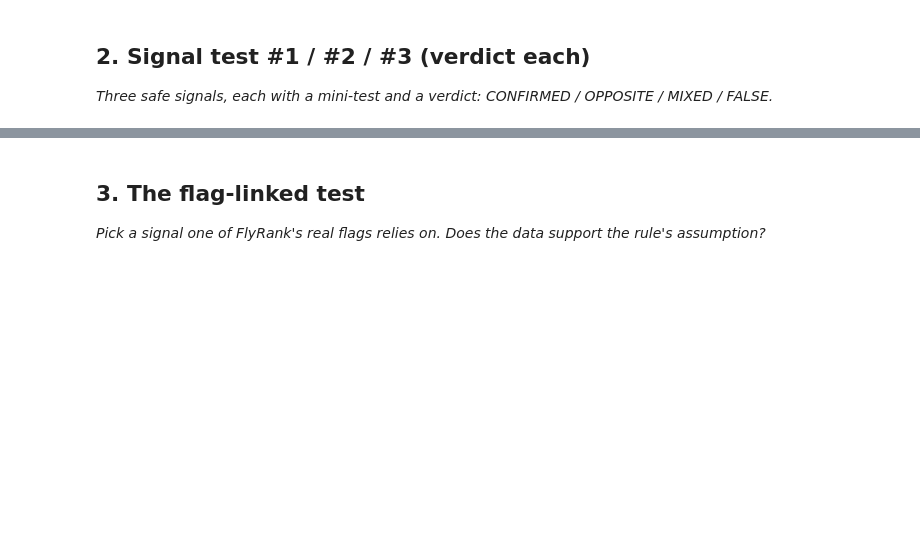
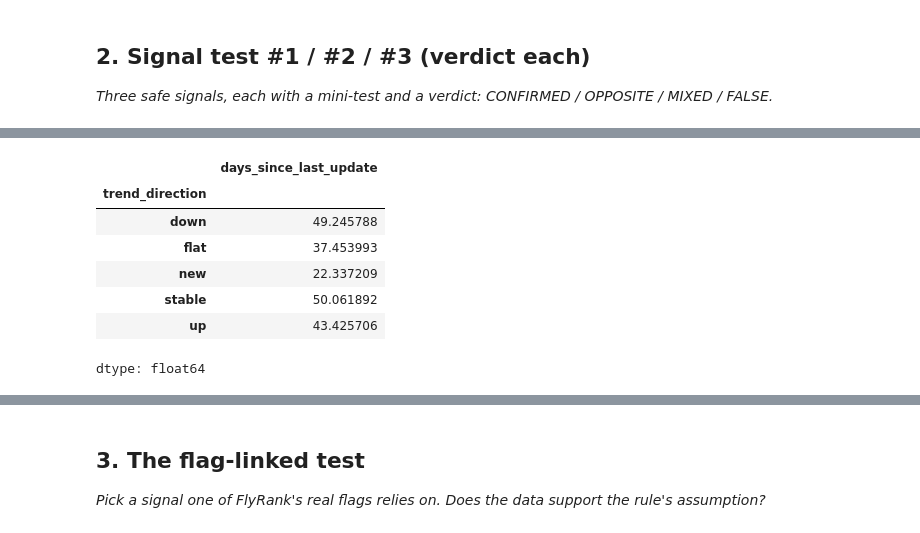
Before and after one commit to lthendral10/flyrank-ml-internship, a Jupyter notebook: work/notebooks/w04_signal_audit.ipynb, the cells around one changed output, grey strips where cells are left out. Saved outputs shown, nothing was run; the diff lists cells and outputs as text; code cells hidden in the pictures; blank space fills up the shorter version.

```diff
--- a/work/notebooks/w04_signal_audit.ipynb
+++ b/work/notebooks/w04_signal_audit.ipynb
@@ -22,0 +124,11 @@ This skeleton is yours to fill. Work the sections **in order** — each one has
+# %%
+df.groupby("trend_direction")["days_since_last_update"].mean()
+# %% [output]
+|  | days_since_last_update |
+| trend_direction |  |
+| down | 49.245788 |
+| flat | 37.453993 |
+| new | 22.337209 |
+| stable | 50.061892 |
+| up | 43.425706 |
+dtype: float64
```
Also changed, not shown: parts of 13 cells of this notebook.
